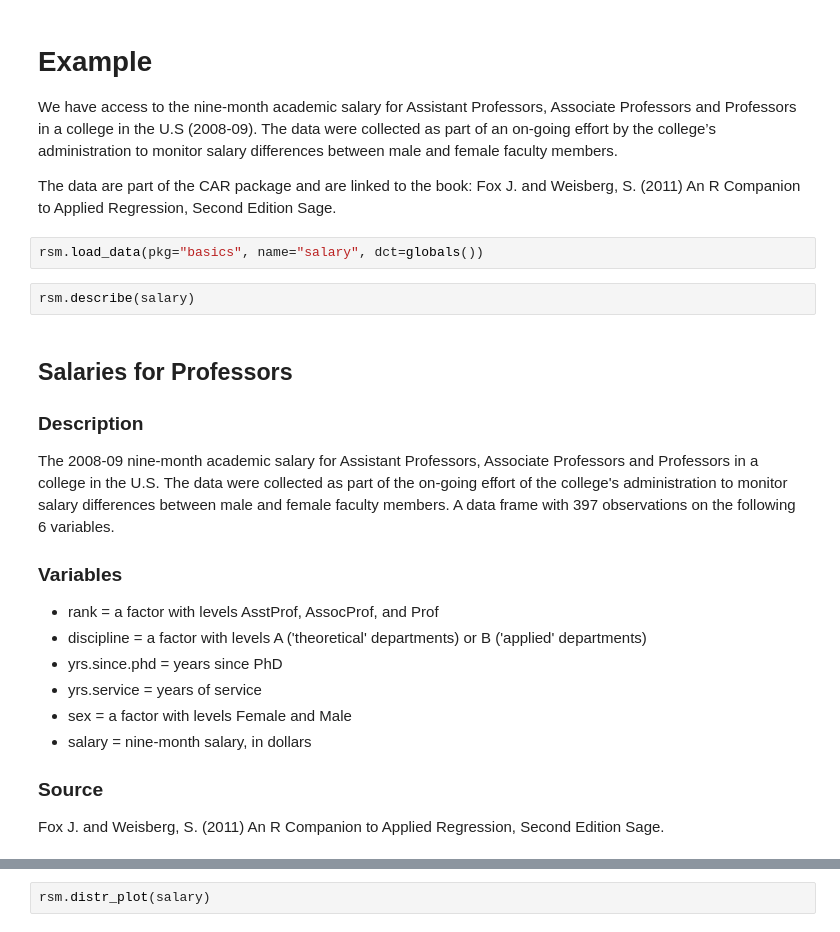
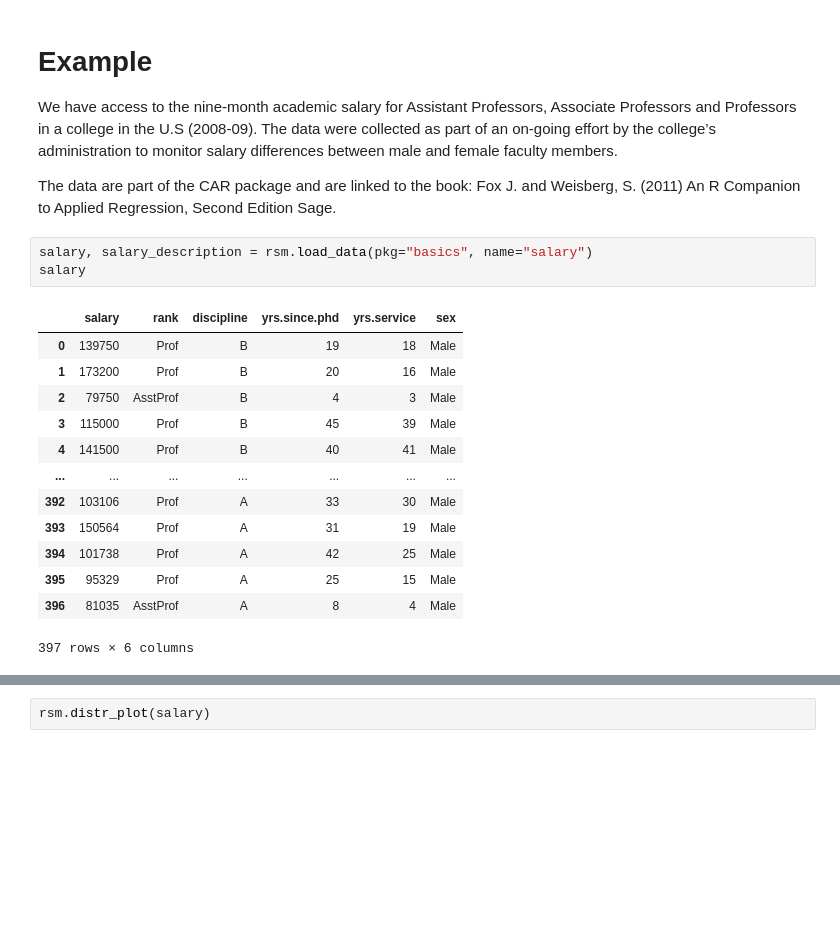
Before and after one commit to vnijs/pyrsm, a Jupyter notebook: examples/basics-compare-means.ipynb, the cells around one changed output, grey strips where cells are left out. Cells and saved outputs as stored; diff of their text form; blank space fills up the shorter version.

```diff
--- a/examples/basics-compare-means.ipynb
+++ b/examples/basics-compare-means.ipynb
@@ -29,25 +24,19 @@ We have access to the nine-month academic salary for Assistant Professors, Assoc
 
 The data are part of the CAR package and are linked to the book: Fox J. and Weisberg, S. (2011) An R Companion to Applied Regression, Second Edition Sage.
 # %%
-rsm.load_data(pkg="basics", name="salary", dct=globals())
+salary, salary_description = rsm.load_data(pkg="basics", name="salary")
+salary
+# %% [output]
+|  | salary | rank | discipline | yrs.since.phd | yrs.service | sex |
+| 0 | 139750 | Prof | B | 19 | 18 | Male |
+| 1 | 173200 | Prof | B | 20 | 16 | Male |
+| 2 | 79750 | AsstProf | B | 4 | 3 | Male |
+| 3 | 115000 | Prof | B | 45 | 39 | Male |
+| 4 | 141500 | Prof | B | 40 | 41 | Male |
+| ... | ... | ... | ... | ... | ... | ... |
+| 392 | 103106 | Prof | A | 33 | 30 | Male |
+| 393 | 150564 | Prof | A | 31 | 19 | Male |
+| 394 | 101738 | Prof | A | 42 | 25 | Male |
+| 395 | 95329 | Prof | A | 25 | 15 | Male |
+| 396 | 81035 | AsstProf | A | 8 | 4 | Male |
+397 rows × 6 columns
-# %%
-rsm.describe(salary)
-# %% [output]
-## Salaries for Professors
-
-### Description
-
-The 2008-09 nine-month academic salary for Assistant Professors, Associate Professors and Professors in a college in the U.S. The data were collected as part of the on-going effort of the college's administration to monitor salary differences between male and female faculty members. A data frame with 397 observations on the following 6 variables.
-
-### Variables
-
-- rank = a factor with levels AsstProf, AssocProf, and Prof
-- discipline = a factor with levels A ('theoretical' departments) or B ('applied' departments)
-- yrs.since.phd = years since PhD
-- yrs.service = years of service
-- sex = a factor with levels Female and Male
-- salary = nine-month salary, in dollars
-
-### Source
-
-Fox J. and Weisberg, S. (2011) An R Companion to Applied Regression, Second Edition Sage.
```
Also changed, not shown: parts of 17 cells of this notebook, 31 other files.
